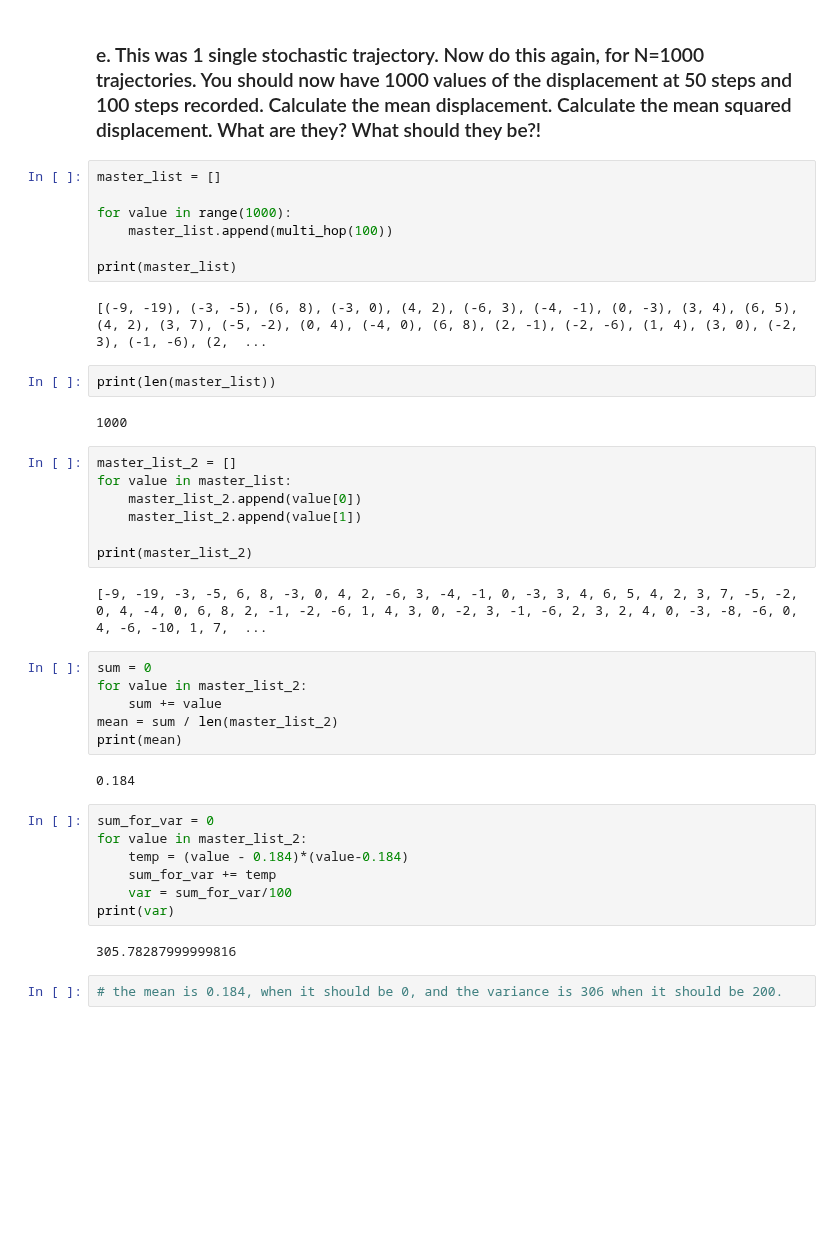
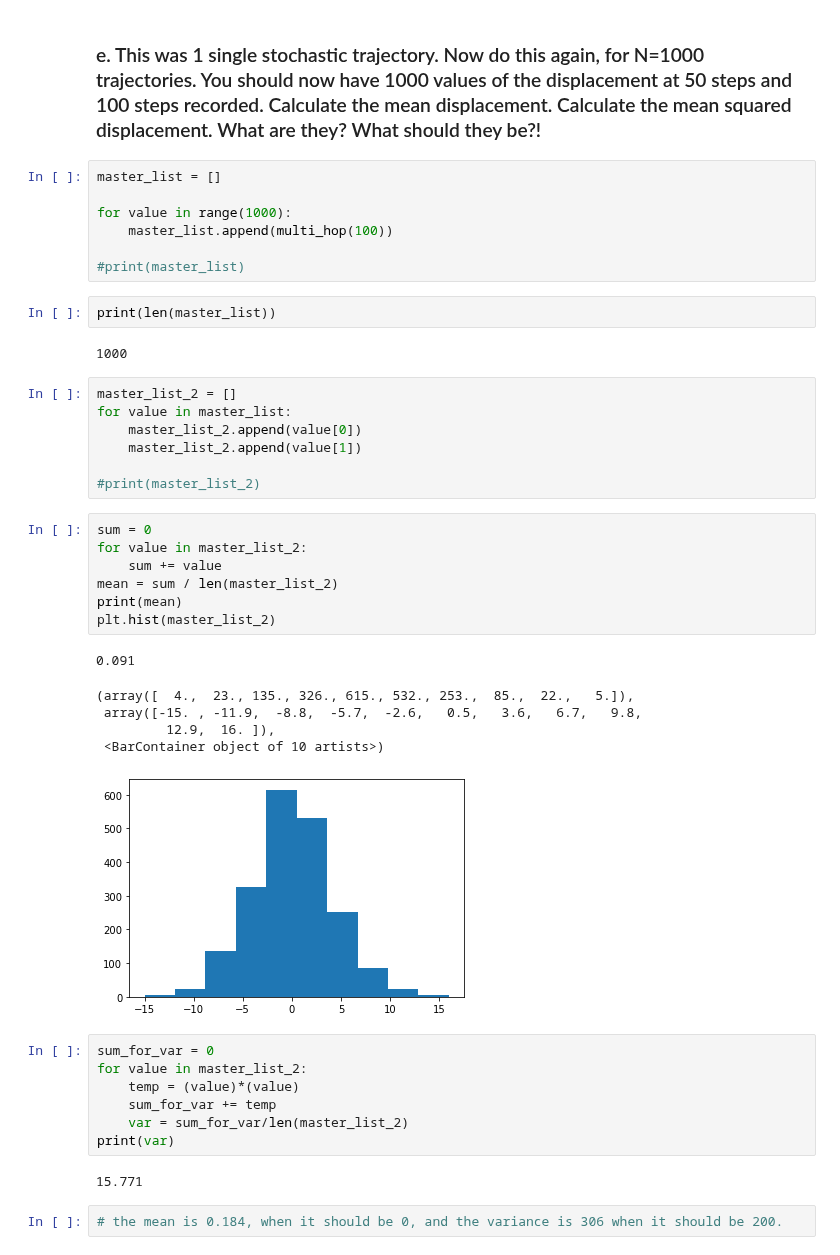
Before and after one commit to chende35/qbb2020-answers, a Jupyter notebook: weeks2/Random_Walks.ipynb, the cells around one changed output. Drawn from its saved outputs; the diff is of its cells as text; blank space fills up the shorter version.

```diff
--- a/weeks2/Random_Walks.ipynb
+++ b/weeks2/Random_Walks.ipynb
@@ -157,9 +155,7 @@ master_list = []
 for value in range(1000):
     master_list.append(multi_hop(100))
 
-print(master_list)
+#print(master_list)
-# %% [output]
-[(-9, -19), (-3, -5), (6, 8), (-3, 0), (4, 2), (-6, 3), (-4, -1), (0, -3), (3, 4), (6, 5), (4, 2), (3, 7), (-5, -2), (0, 4), (-4, 0), (6, 8), (2, -1), (-2, -6), (1, 4), (3, 0), (-2, 3), (-1, -6), (2,  ...
 # %%
 print(len(master_list))
 # %% [output]
@@ -170,26 +166,30 @@ for value in master_list:
     master_list_2.append(value[0])
     master_list_2.append(value[1])
 
-print(master_list_2)
+#print(master_list_2)
-# %% [output]
-[-9, -19, -3, -5, 6, 8, -3, 0, 4, 2, -6, 3, -4, -1, 0, -3, 3, 4, 6, 5, 4, 2, 3, 7, -5, -2, 0, 4, -4, 0, 6, 8, 2, -1, -2, -6, 1, 4, 3, 0, -2, 3, -1, -6, 2, 3, 2, 4, 0, -3, -8, -6, 0, 4, -6, -10, 1, 7,  ...
 # %%
 sum = 0
 for value in master_list_2:
     sum += value
 mean = sum / len(master_list_2)
 print(mean)
+plt.hist(master_list_2)
 # %% [output]
-0.184
+0.091
+(array([  4.,  23., 135., 326., 615., 532., 253.,  85.,  22.,   5.]),
+ array([-15. , -11.9,  -8.8,  -5.7,  -2.6,   0.5,   3.6,   6.7,   9.8,
+         12.9,  16. ]),
+ <BarContainer object of 10 artists>)
+[figure, added]
 # %%
 sum_for_var = 0
 for value in master_list_2:
-    temp = (value - 0.184)*(value-0.184)
+    temp = (value)*(value)
     sum_for_var += temp
-    var = sum_for_var/100
+    var = sum_for_var/len(master_list_2)
 print(var)
 # %% [output]
-305.78287999999816
+15.771
 # %%
 # the mean is 0.184, when it should be 0, and the variance is 306 when it should be 200.
 # %% [markdown]
```
Also changed, not shown: parts of 23 cells of this notebook.
